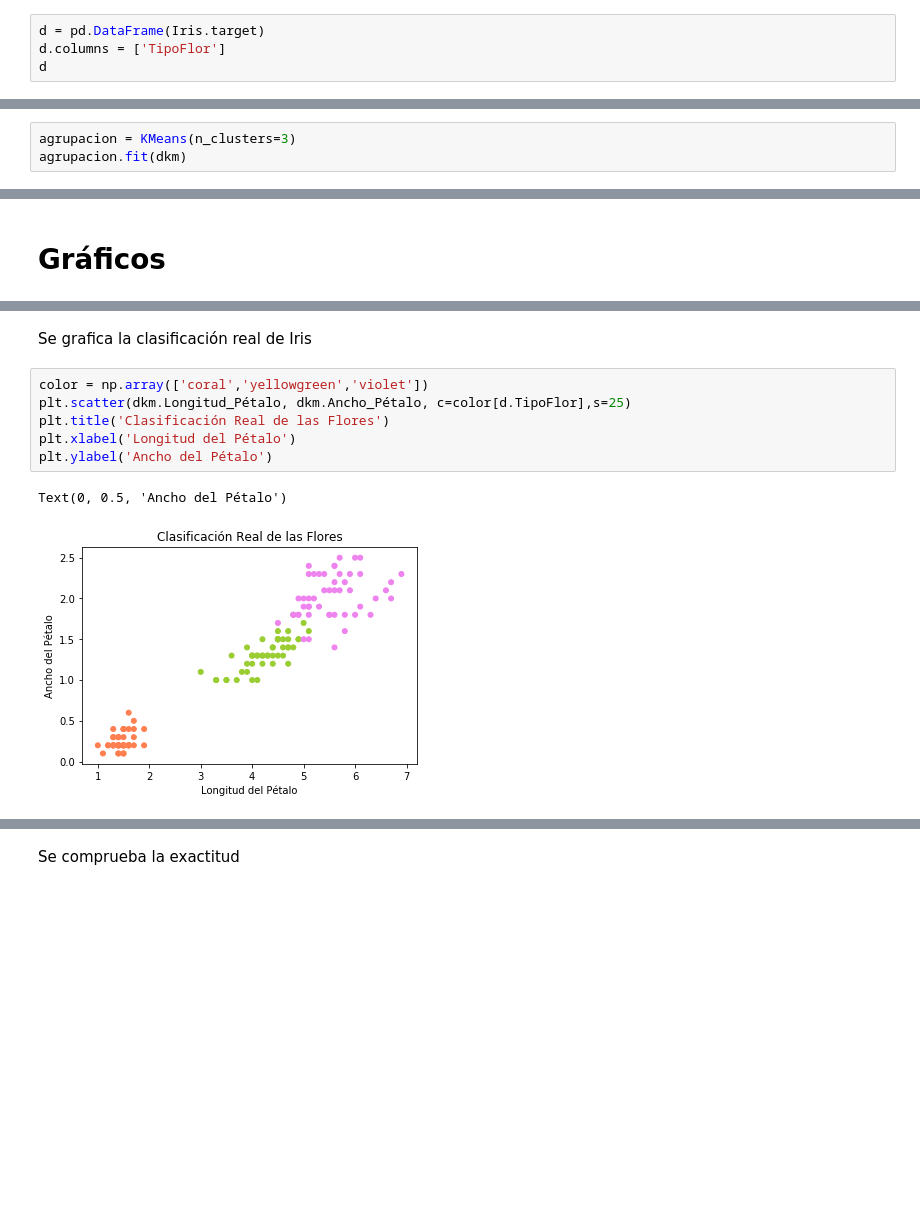
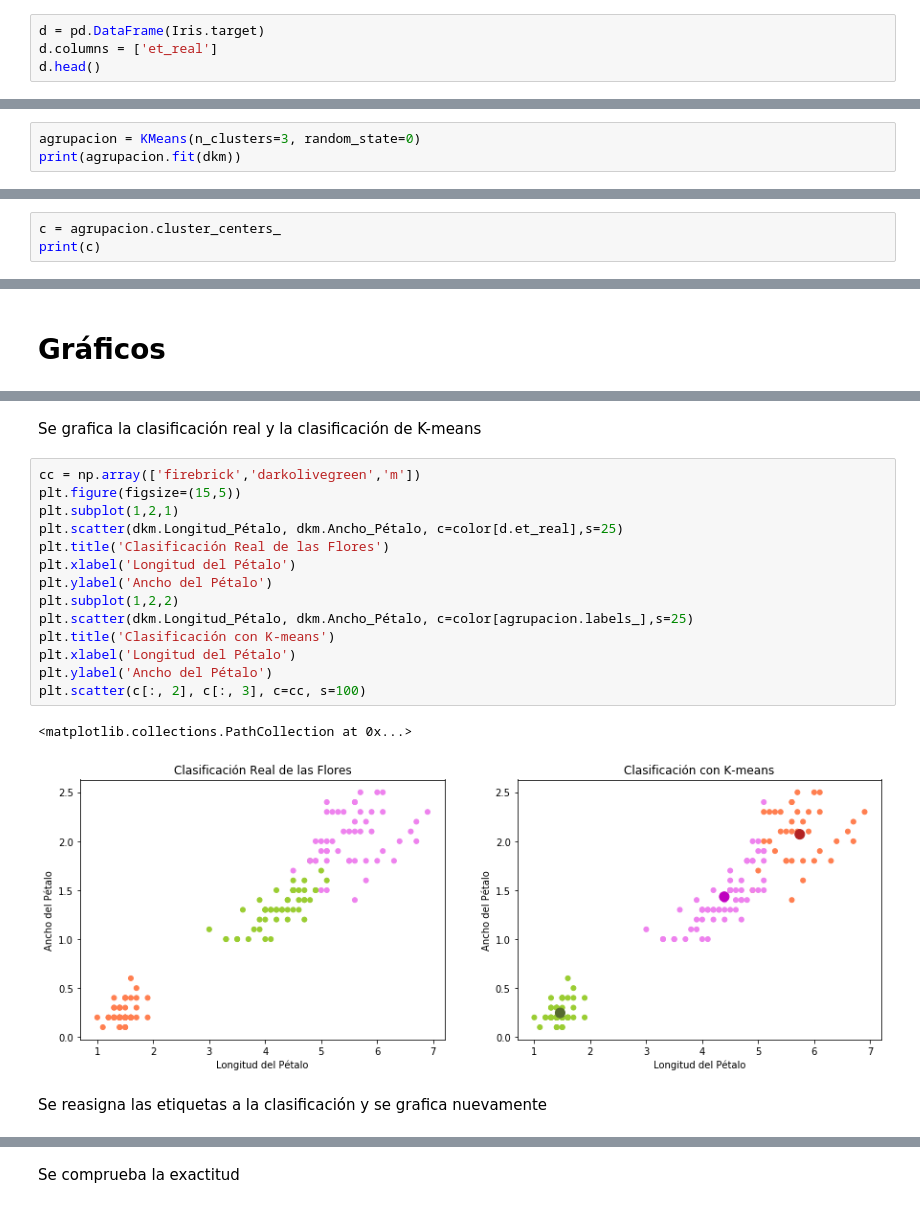
Before and after one commit to DaniMendoza/CTE0156-holamundo, a Jupyter notebook: Algoritmo k-means/KMeans.ipynb, the cells around one changed output, grey strips where cells are left out. Cells and saved outputs as stored; diff of their text form; blank space fills up the shorter version.

```diff
--- a/Algoritmo k-means/KMeans.ipynb
+++ b/Algoritmo k-means/KMeans.ipynb
@@ -89,5 +81,5 @@ Se visualiza la clasificacion como un Data Frame
 # %%
 d = pd.DataFrame(Iris.target)
-d.columns = ['TipoFlor']
-d
+d.columns = ['et_real']
+d.head()
 # %% [output]
@@ -107,8 +92,8 @@ d
 # %% [markdown]
 Se agrupa los datos utilizando k-means
 # %%
-agrupacion = KMeans(n_clusters=3)
-agrupacion.fit(dkm)
+agrupacion = KMeans(n_clusters=3, random_state=0)
+print(agrupacion.fit(dkm))
 # %% [output]
 KMeans(algorithm='auto', copy_x=True, init='k-means++', max_iter=300,
        n_clusters=3, n_init=10, n_jobs=None, precompute_distances='auto',
@@ -135,0 +113,3 @@ array([[5.006     , 3.428     , 1.462     , 0.246     ],
+# %%
+c = agrupacion.cluster_centers_
+print(c)
@@ -147,11 +140,21 @@ Text(0, 0.5, 'Ancho del Pétalo')
 # %% [markdown]
-Se grafica la clasificación real de Iris
+Se grafica la clasificación real y la clasificación de K-means
 # %%
-color = np.array(['coral','yellowgreen','violet'])
-plt.scatter(dkm.Longitud_Pétalo, dkm.Ancho_Pétalo, c=color[d.TipoFlor],s=25)
+cc = np.array(['firebrick','darkolivegreen','m'])
+plt.figure(figsize=(15,5))
+plt.subplot(1,2,1)
+plt.scatter(dkm.Longitud_Pétalo, dkm.Ancho_Pétalo, c=color[d.et_real],s=25)
 plt.title('Clasificación Real de las Flores')
 plt.xlabel('Longitud del Pétalo')
 plt.ylabel('Ancho del Pétalo')
+plt.subplot(1,2,2)
+plt.scatter(dkm.Longitud_Pétalo, dkm.Ancho_Pétalo, c=color[agrupacion.labels_],s=25)
+plt.title('Clasificación con K-means')
+plt.xlabel('Longitud del Pétalo')
+plt.ylabel('Ancho del Pétalo')
+plt.scatter(c[:, 2], c[:, 3], c=cc, s=100)
 # %% [output]
-Text(0, 0.5, 'Ancho del Pétalo')
+<matplotlib.collections.PathCollection at 0x...>
-[figure, old version]
+[figure, new version]
+# %% [markdown]
+Se reasigna las etiquetas a la clasificación y se grafica nuevamente
```
Also changed, not shown: parts of 26 cells of this notebook.
